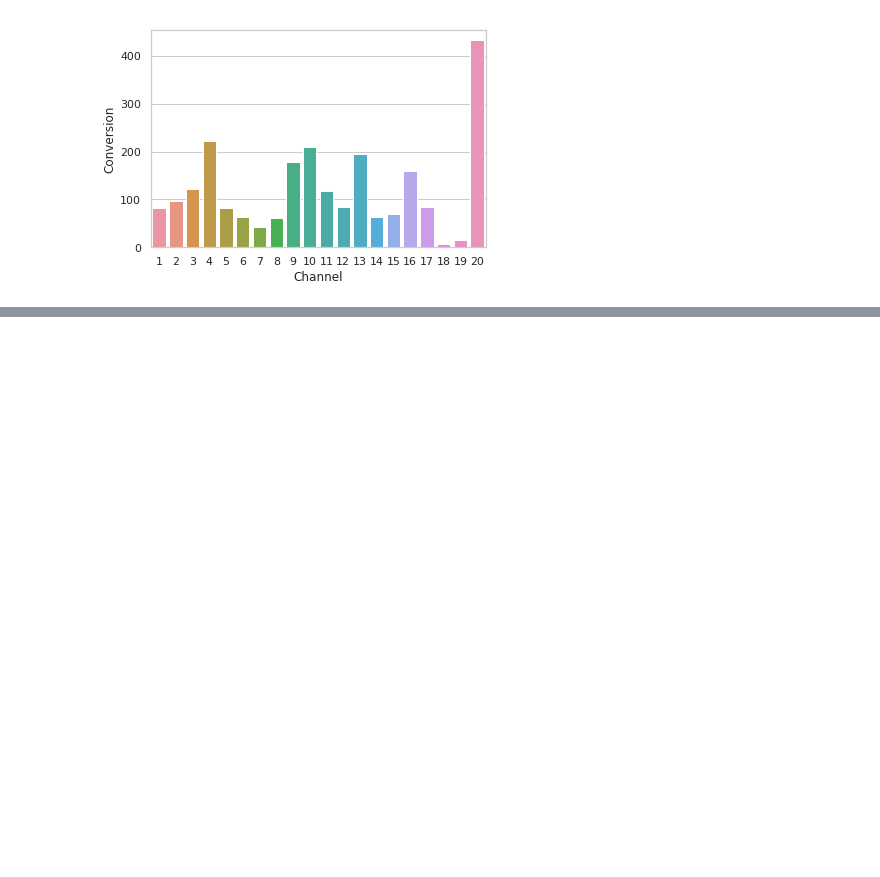
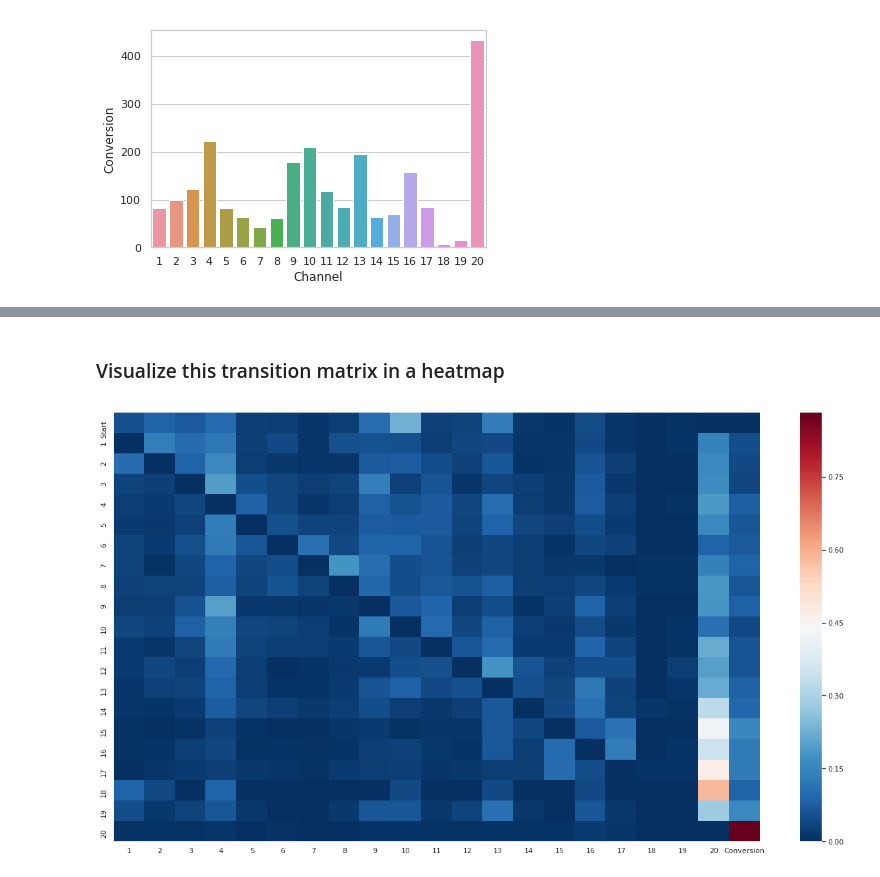
Before and after one commit to ROARMarketingConcepts/Marketing-Channel-Attribution-Projects, a Jupyter notebook: Marketing_Channel_Attribution_Example_Using_Markov_Chains.ipynb, the cells around one changed output, grey strips where cells are left out. Saved outputs shown, nothing was run; the diff lists cells and outputs as text; code cells hidden in the pictures; blank space fills up the shorter version.

```diff
--- a/Marketing_Channel_Attribution_Example_Using_Markov_Chains.ipynb
+++ b/Marketing_Channel_Attribution_Example_Using_Markov_Chains.ipynb
@@ -210,0 +335,10 @@ ax = sns.barplot(x="Channel", y="Conversion", data=markov)
+# %%
+# Get unique origin channels
+channel_from_unique = trans_prob['channel_from'].unique().tolist()
+channel_from_unique.sort(key=float)
+
+# Get unique destination channels
+channel_to_unique = trans_prob['channel_to'].unique().tolist()
+channel_to_unique.sort(key=float)
+
+channel_to_unique
@@ -210,0 +365,2 @@ ax = sns.barplot(x="Channel", y="Conversion", data=markov)
+# %%
+trans_matrix = pd.DataFrame(columns=channel_to_unique, index=channel_from_unique)
@@ -210,0 +369,9 @@ ax = sns.barplot(x="Channel", y="Conversion", data=markov)
+# %%
+for f in channel_from_unique:
+    for t in channel_to_unique:
+        x = trans_prob [(trans_prob ['channel_from'] == f) & (trans_prob ['channel_to'] == t)]
+        prob = x['transition_probability'].values
+        if prob.size > 0:
+            trans_matrix[t][f] = prob[0]
+        else:
+            trans_matrix[t][f] = 0
@@ -210,0 +400,6 @@ ax = sns.barplot(x="Channel", y="Conversion", data=markov)
+# %%
+trans_matrix = trans_matrix.apply(pd.to_numeric)
+
+trans_matrix.rename(index={'0': 'Start'}, inplace=True)
+trans_matrix.rename(columns={'21': 'Conversion'}, inplace=True)
+trans_matrix
@@ -210,0 +424,9 @@ ax = sns.barplot(x="Channel", y="Conversion", data=markov)
+# %% [markdown]
+### Visualize this transition matrix in a heatmap
+# %%
+sns.set_style("whitegrid")
+fig, ax = plt.subplots(figsize=(22, 12))
+sns.heatmap(trans_matrix, cmap="RdBu_r")
+plt.show()
+# %% [output]
+[figure, added]
```
Also changed, not shown: parts of 21 cells of this notebook.
